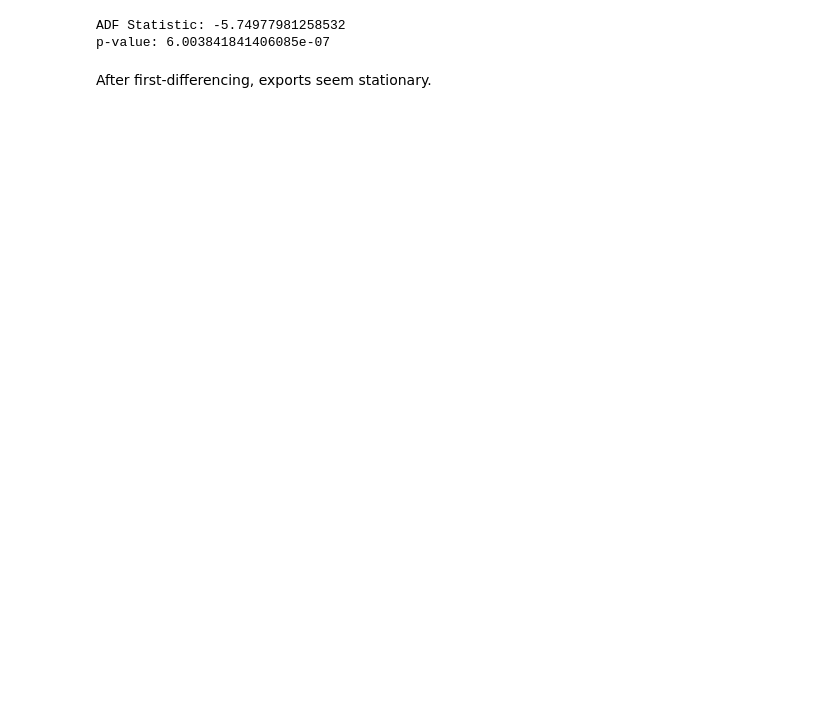
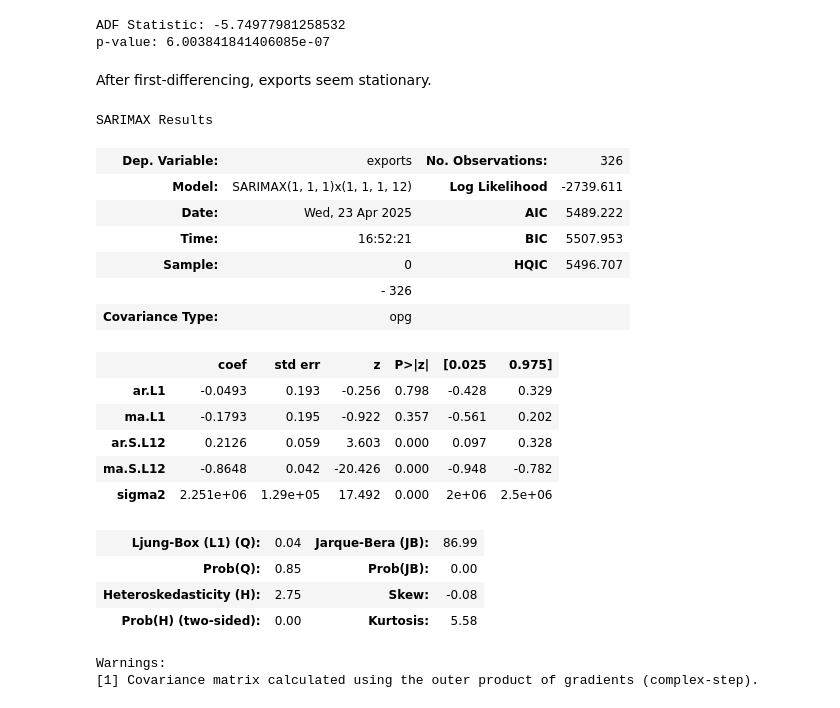
Before and after one commit to charlieollerenshaw/st451-project, a Jupyter notebook: tradebalanceregression.ipynb, the cells around one changed output. Drawn from its saved outputs; the diff is of its cells as text; code cells hidden in the pictures; blank space fills up the shorter version.

```diff
--- a/tradebalanceregression.ipynb
+++ b/tradebalanceregression.ipynb
@@ -68,3 +74,38 @@ ADF Statistic: -5.74977981258532
 p-value: 6.003841841406085e-07
 # %% [markdown]
 After first-differencing, exports seem stationary.
+# %%
+from statsmodels.tsa.statespace.sarimax import SARIMAX
+from statsmodels.graphics.tsaplots import plot_acf, plot_pacf
+from sklearn.metrics import mean_absolute_error, mean_squared_error
+
+# Define SARIMA parameters
+p, d, q = 1, 1, 1
+P, D, Q, s = 1, 1, 1, 12  # Assuming monthly seasonality
+
+# Fit the SARIMA model
+sarima = SARIMAX(Y_train, order=(p, d, q), seasonal_order=(P, D, Q, s))
+results = sarima.fit()
+model
+results.summary()
+# %% [output]
+SARIMAX Results
+| Dep. Variable: | exports | No. Observations: | 326 |
+| Model: | SARIMAX(1, 1, 1)x(1, 1, 1, 12) | Log Likelihood | -2739.611 |
+| Date: | Wed, 23 Apr 2025 | AIC | 5489.222 |
+| Time: | 16:52:21 | BIC | 5507.953 |
+| Sample: | 0 | HQIC | 5496.707 |
+|  | - 326 |  |  |
+| Covariance Type: | opg |  |  |
+|  | coef | std err | z | P>|z| | [0.025 | 0.975] |
+| ar.L1 | -0.0493 | 0.193 | -0.256 | 0.798 | -0.428 | 0.329 |
+| ma.L1 | -0.1793 | 0.195 | -0.922 | 0.357 | -0.561 | 0.202 |
+| ar.S.L12 | 0.2126 | 0.059 | 3.603 | 0.000 | 0.097 | 0.328 |
+| ma.S.L12 | -0.8648 | 0.042 | -20.426 | 0.000 | -0.948 | -0.782 |
+| sigma2 | 2.251e+06 | 1.29e+05 | 17.492 | 0.000 | 2e+06 | 2.5e+06 |
+| Ljung-Box (L1) (Q): | 0.04 | Jarque-Bera (JB): | 86.99 |
+| Prob(Q): | 0.85 | Prob(JB): | 0.00 |
+| Heteroskedasticity (H): | 2.75 | Skew: | -0.08 |
+| Prob(H) (two-sided): | 0.00 | Kurtosis: | 5.58 |
+Warnings:
+[1] Covariance matrix calculated using the outer product of gradients (complex-step).
```
Also changed, not shown: parts of 10 cells of this notebook, 1 other file.
